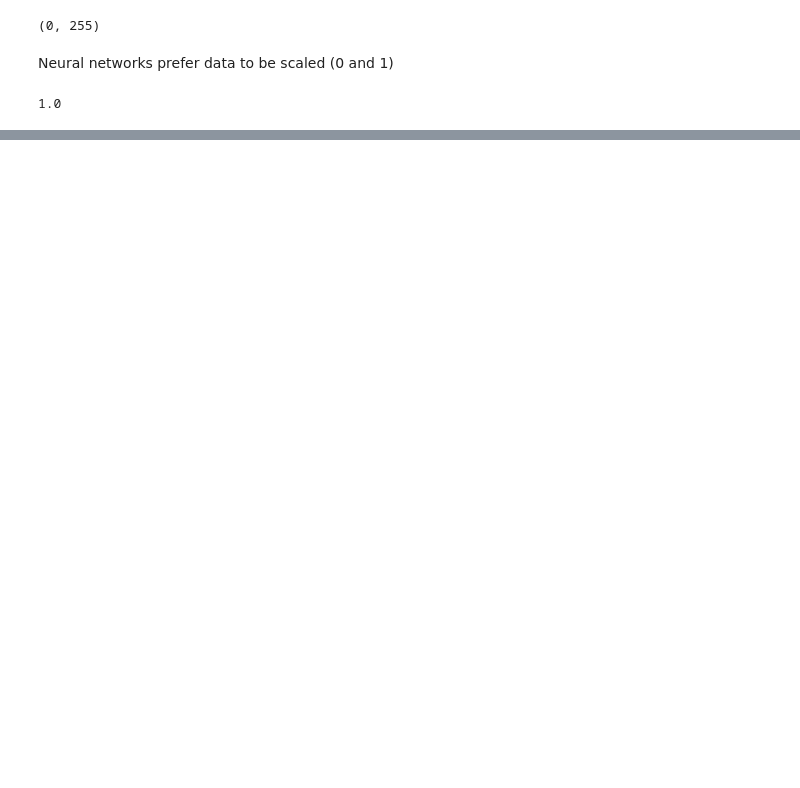
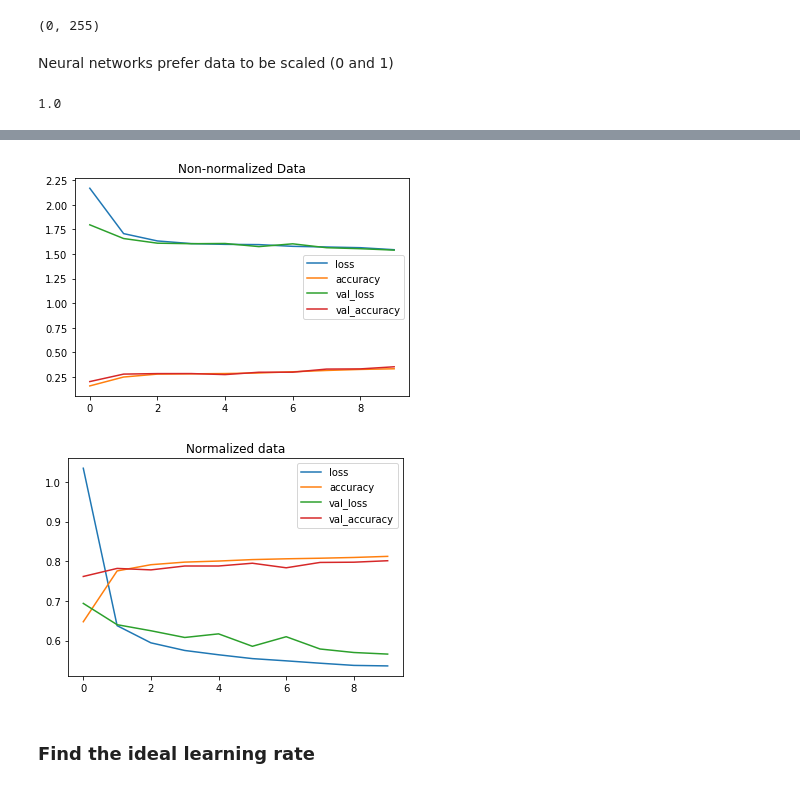
Before and after one commit to VinoJose/Tensorflow, a Jupyter notebook: 02_neural_network_classification_in_tensorflow.ipynb, the cells around one changed output, grey strips where cells are left out. Cells and saved outputs as stored; diff of their text form; code cells hidden in the pictures; blank space fills up the shorter version.

```diff
--- a/02_neural_network_classification_in_tensorflow.ipynb
+++ b/02_neural_network_classification_in_tensorflow.ipynb
@@ -569,6 +557,6 @@ model_11.compile(loss=tf.keras.losses.SparseCategoricalCrossentropy(),
                  optimizer=tf.keras.optimizers.Adam(),
                  metrics=["accuracy"])
 
-no_norm_history = model_11.fit(train_data, train_labels, epochs=10, validation_data=(test_data, test_labels))
+non_norm_history = model_11.fit(train_data, train_labels, epochs=10, validation_data=(test_data, test_labels))
 # %% [output]
 Epoch 1/10
@@ -627,3 +615,25 @@ test_data = test_data/255.0
 train_data.max()
 # %% [output]
 1.0
+# %%
+# Set random seed
+tf.random.set_seed(42)
+
+# Create the model
+model_12 = tf.keras.Sequential([
+  tf.keras.layers.Flatten(input_shape=(28, 28)), # input layer (we had to reshape 28x28 to 784)
+  tf.keras.layers.Dense(4, activation="relu"),
+  tf.keras.layers.Dense(4, activation="relu"),
+  tf.keras.layers.Dense(10, activation="softmax") # output shape is 10, activation is softmax
+])
+
+# Compile the model
+model_12.compile(loss=tf.keras.losses.SparseCategoricalCrossentropy(),
+                 optimizer=tf.keras.optimizers.Adam(),
+                 metrics=["accuracy"])
+
+# Fit the model (to the normalized data)
+norm_history = model_12.fit(train_data,
+                            train_labels,
+                            epochs=10,
+                            validation_data=(test_data, test_labels))
@@ -629,0 +661,11 @@ train_data.max()
+# %%
+import pandas as pd
+# Plot non-normalized data loss curves
+pd.DataFrame(non_norm_history.history).plot(title="Non-normalized Data")
+# Plot normalized data loss curves
+pd.DataFrame(norm_history.history).plot(title="Normalized data");
+# %% [output]
+[figure, added]
+[figure, added]
+# %% [markdown]
+### Find the ideal learning rate
```
Also changed, not shown: parts of 26 cells of this notebook.
